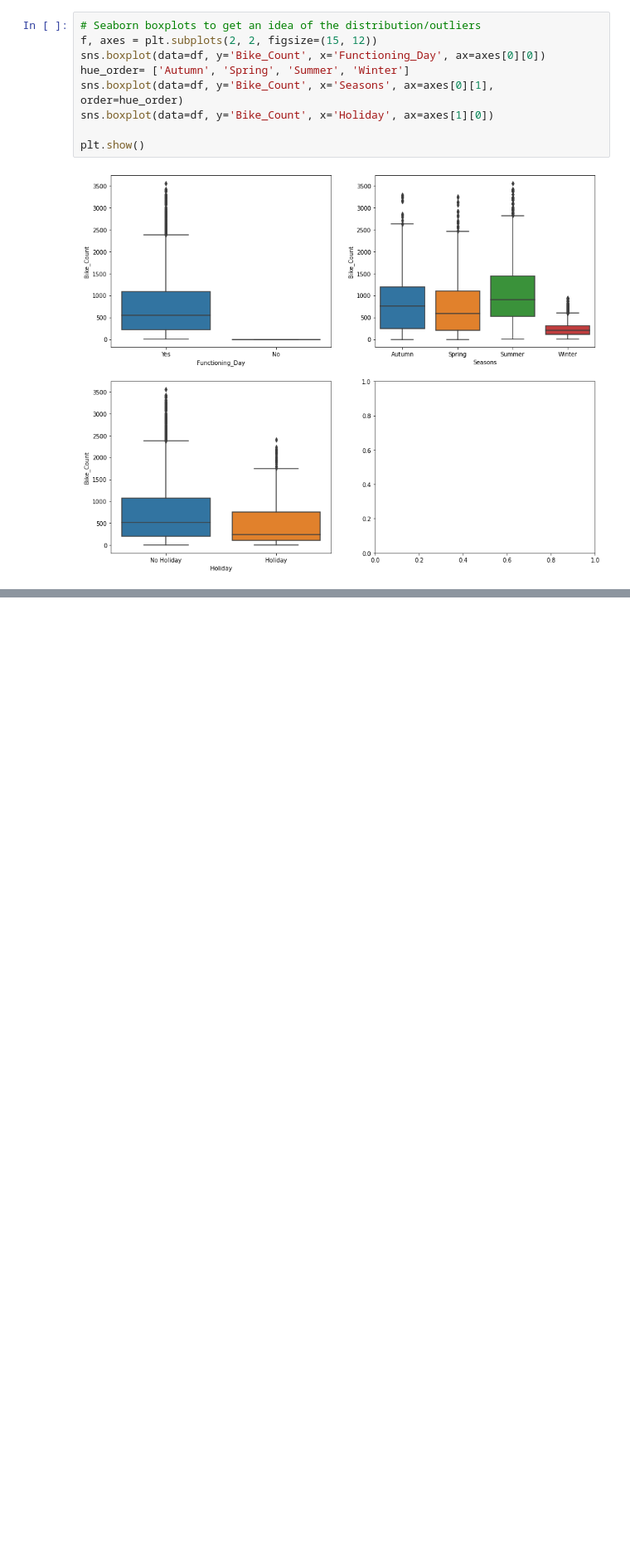
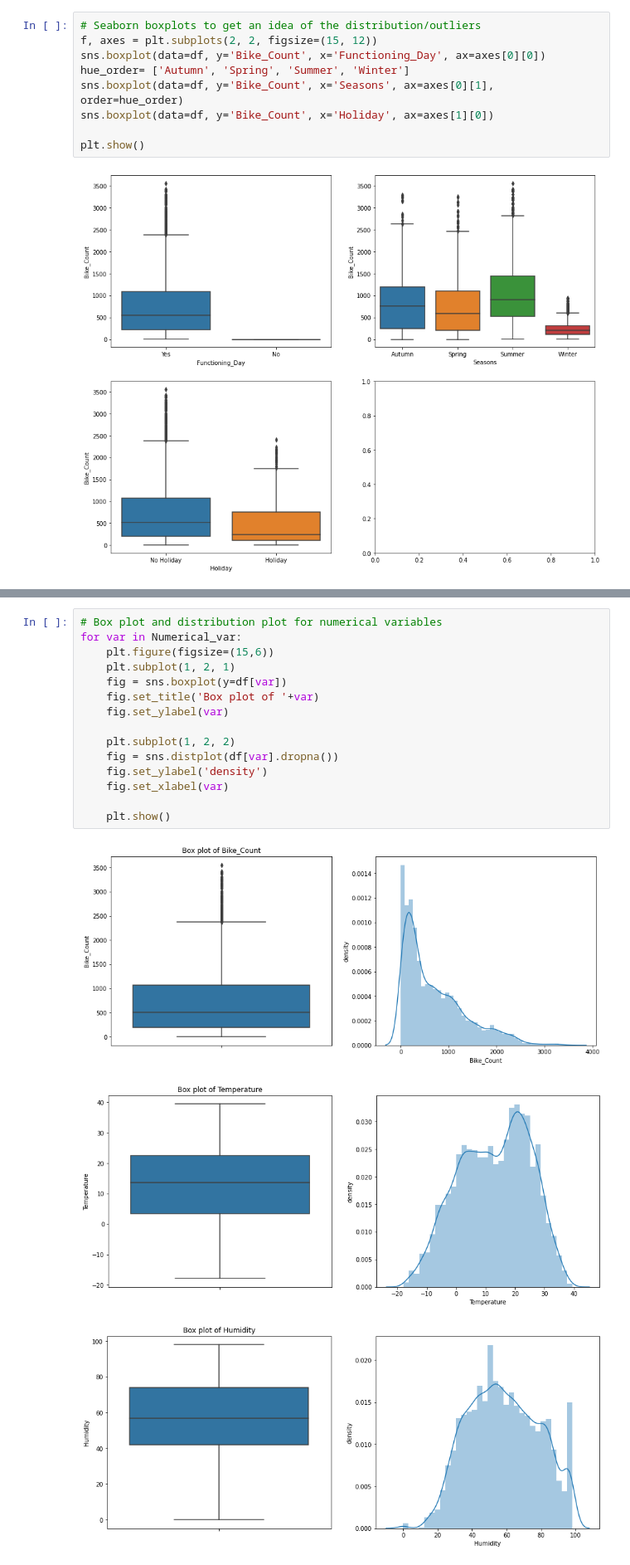
Before and after one commit to junaiskv94/Bike-SHaring-Demand-Prediction, a Jupyter notebook: Bike_Sharing_Demand_Prediction_Capstone_Project.ipynb, the cells around one changed output, grey strips where cells are left out. Shown at 83% size. Drawn from its saved outputs; the diff is of its cells as text; blank space fills up the shorter version.

```diff
--- a/Bike_Sharing_Demand_Prediction_Capstone_Project.ipynb
+++ b/Bike_Sharing_Demand_Prediction_Capstone_Project.ipynb
@@ -377,0 +407,19 @@ plt.show()
+# %%
+# Box plot and distribution plot for numerical variables
+for var in Numerical_var:
+    plt.figure(figsize=(15,6))
+    plt.subplot(1, 2, 1)
+    fig = sns.boxplot(y=df[var])
+    fig.set_title('Box plot of '+var)
+    fig.set_ylabel(var)
+
+    plt.subplot(1, 2, 2)
+    fig = sns.distplot(df[var].dropna())
+    fig.set_ylabel('density')
+    fig.set_xlabel(var)
+
+    plt.show()
+# %% [output]
+[figure, added]
+[figure, added]
+[figure, added]
```
Also changed, not shown: parts of 29 cells of this notebook.
